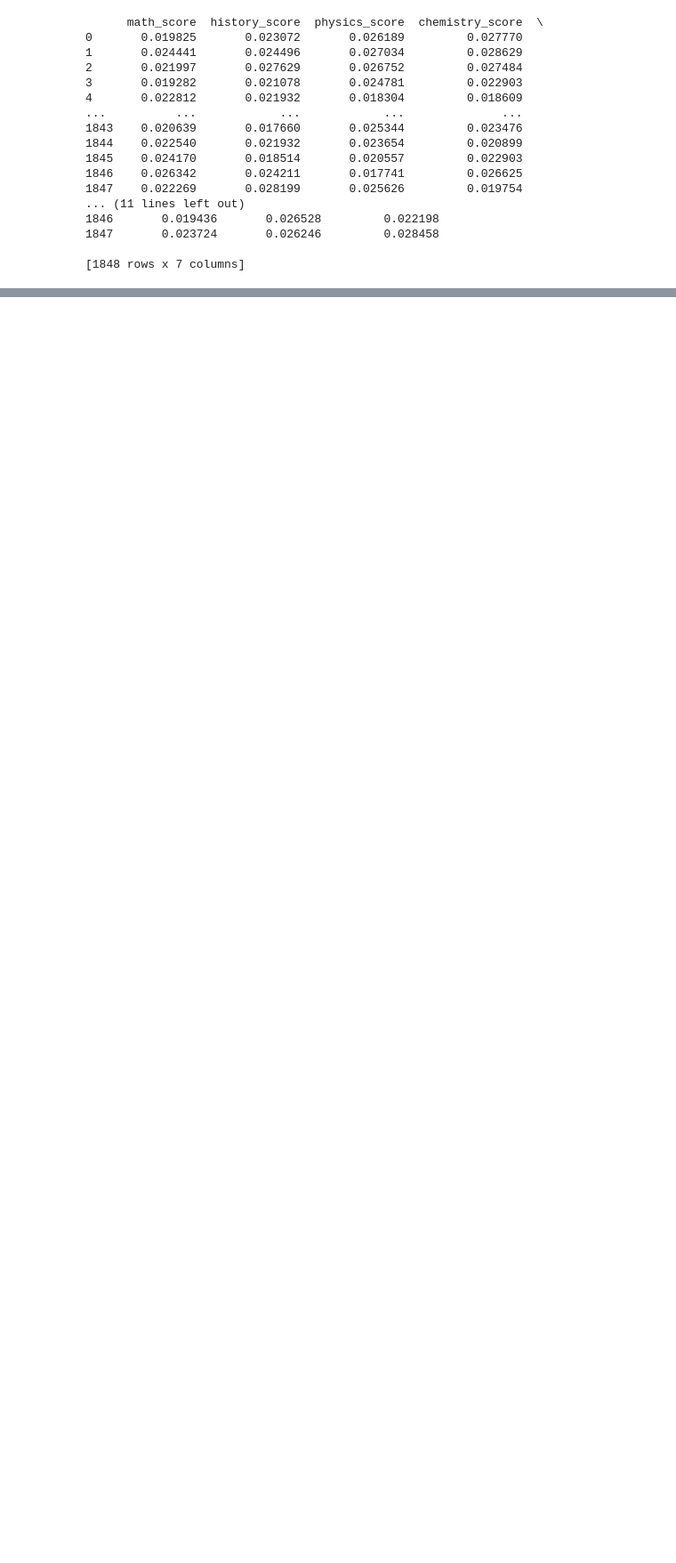
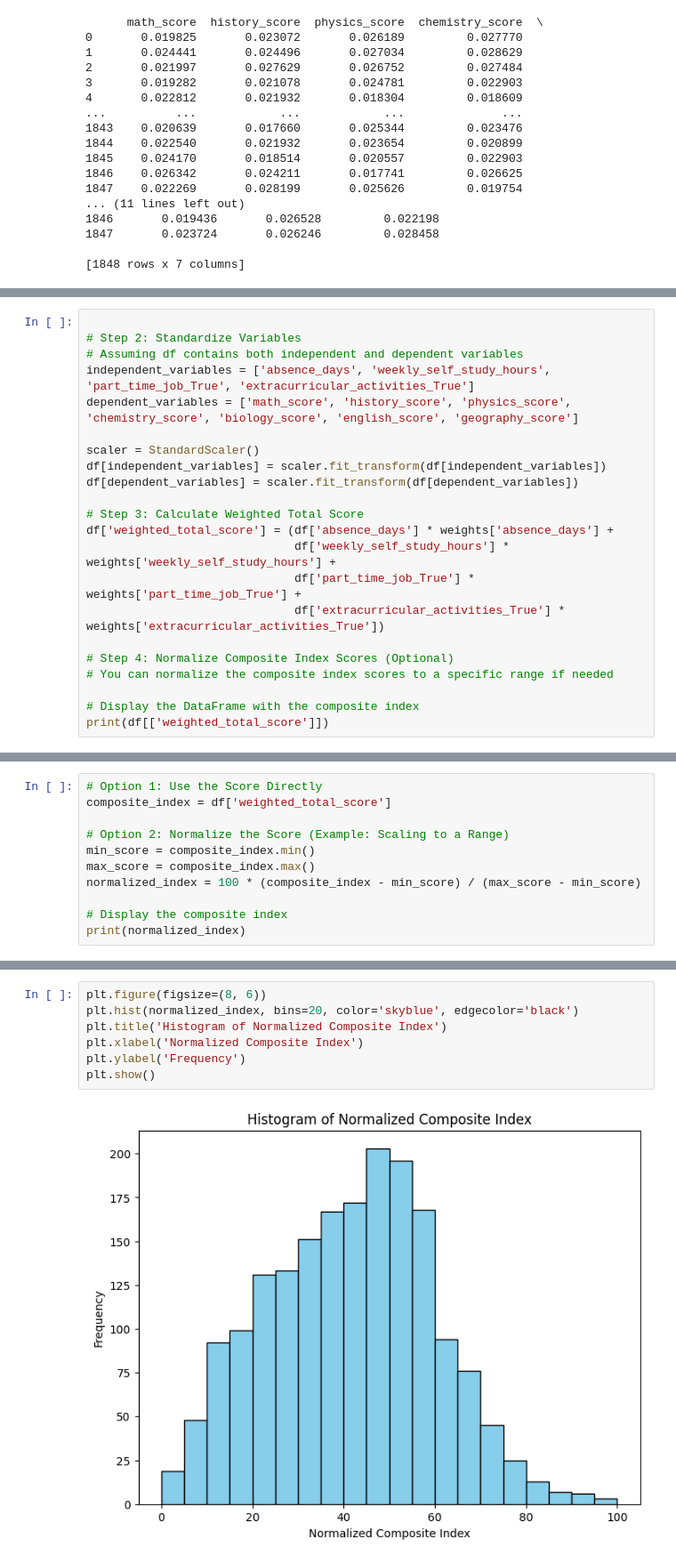
Before and after one commit to shakiralynch1/DVA_CA1, a Jupyter notebook: DVA_CA1.ipynb, the cells around one changed output, grey strips where cells are left out. Shown at 89% size. Cells and saved outputs as stored; diff of their text form; blank space fills up the shorter version.

Commit message:
:sparkles: normalisation and weightings carried out for composite index

```diff
--- a/DVA_CA1.ipynb
+++ b/DVA_CA1.ipynb
@@ -1362,0 +1419,22 @@ ValueError: operands could not be broadcast together with shapes (1848,) (5,)
+# %%
+
+# Step 2: Standardize Variables
+# Assuming df contains both independent and dependent variables
+independent_variables = ['absence_days', 'weekly_self_study_hours', 'part_time_job_True', 'extracurricular_activities_True']
+dependent_variables = ['math_score', 'history_score', 'physics_score', 'chemistry_score', 'biology_score', 'english_score', 'geography_score']
+
+scaler = StandardScaler()
+df[independent_variables] = scaler.fit_transform(df[independent_variables])
+df[dependent_variables] = scaler.fit_transform(df[dependent_variables])
+
+# Step 3: Calculate Weighted Total Score
+df['weighted_total_score'] = (df['absence_days'] * weights['absence_days'] +
+                              df['weekly_self_study_hours'] * weights['weekly_self_study_hours'] +
+                              df['part_time_job_True'] * weights['part_time_job_True'] +
+                              df['extracurricular_activities_True'] * weights['extracurricular_activities_True'])
+
+# Step 4: Normalize Composite Index Scores (Optional)
+# You can normalize the composite index scores to a specific range if needed
+
+# Display the DataFrame with the composite index
+print(df[['weighted_total_score']])
@@ -1362,0 +1456,11 @@ ValueError: operands could not be broadcast together with shapes (1848,) (5,)
+# %%
+# Option 1: Use the Score Directly
+composite_index = df['weighted_total_score']
+
+# Option 2: Normalize the Score (Example: Scaling to a Range)
+min_score = composite_index.min()
+max_score = composite_index.max()
+normalized_index = 100 * (composite_index - min_score) / (max_score - min_score)
+
+# Display the composite index
+print(normalized_index)
@@ -1362,0 +1482,9 @@ ValueError: operands could not be broadcast together with shapes (1848,) (5,)
+# %%
+plt.figure(figsize=(8, 6))
+plt.hist(normalized_index, bins=20, color='skyblue', edgecolor='black')
+plt.title('Histogram of Normalized Composite Index')
+plt.xlabel('Normalized Composite Index')
+plt.ylabel('Frequency')
+plt.show()
+# %% [output]
+[figure, added]
```
Also changed, not shown: parts of 14 cells of this notebook.
